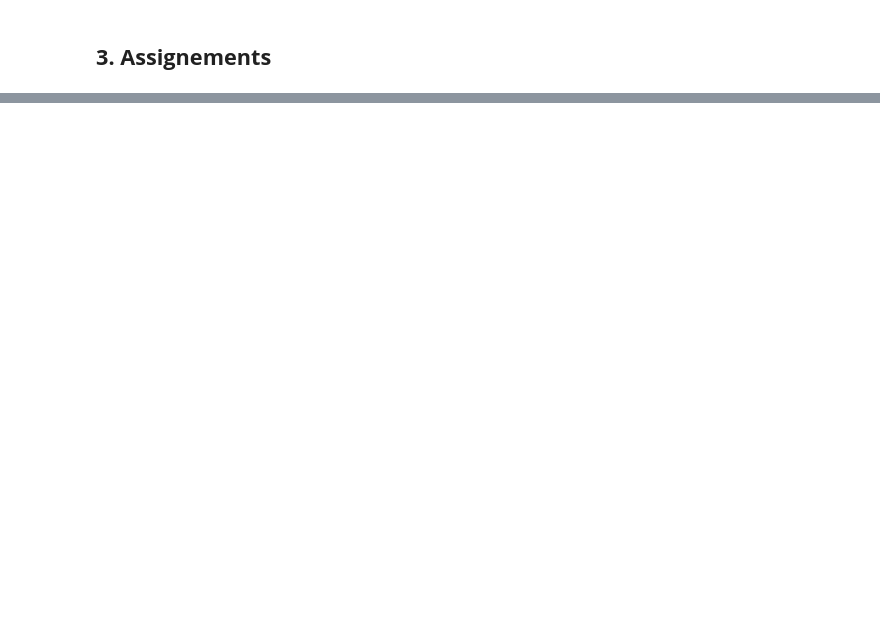
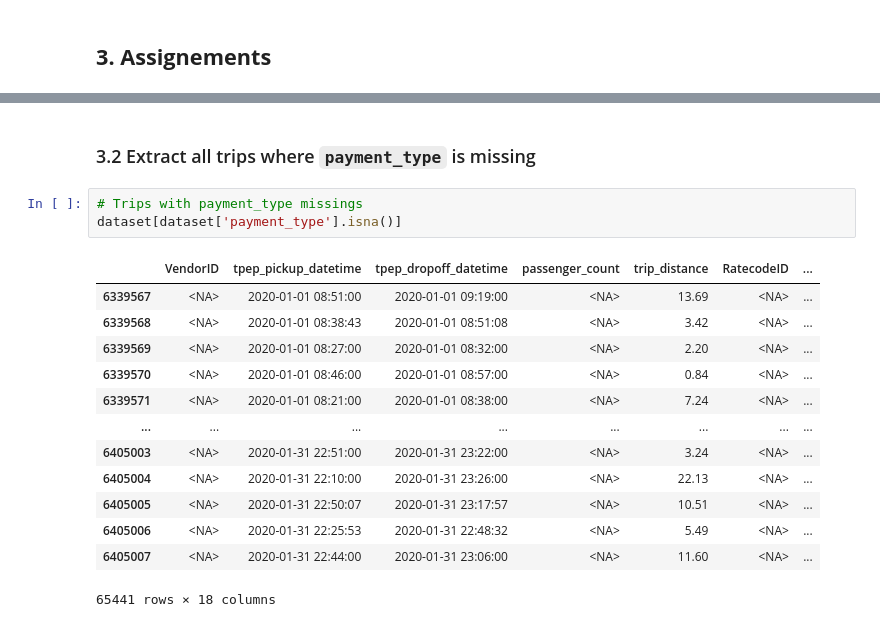
Before and after one commit to snava38/foc-project-nava-perani, a Jupyter notebook: notebooks/foc-project-notebook.ipynb, the cells around one changed output, grey strips where cells are left out. Drawn from its saved outputs; the diff is of its cells as text; blank space fills up the shorter version.

```diff
--- a/notebooks/foc-project-notebook.ipynb
+++ b/notebooks/foc-project-notebook.ipynb
@@ -241,0 +181,19 @@ dtype: object
+# %% [markdown]
+### 3.2 Extract all trips where `payment_type` is missing
+# %%
+# Trips with payment_type missings
+dataset[dataset['payment_type'].isna()]
+# %% [output]
+|  | VendorID | tpep_pickup_datetime | tpep_dropoff_datetime | passenger_count | trip_distance | RatecodeID | ... |
+| 6339567 | <NA> | 2020-01-01 08:51:00 | 2020-01-01 09:19:00 | <NA> | 13.69 | <NA> | ... |
+| 6339568 | <NA> | 2020-01-01 08:38:43 | 2020-01-01 08:51:08 | <NA> | 3.42 | <NA> | ... |
+| 6339569 | <NA> | 2020-01-01 08:27:00 | 2020-01-01 08:32:00 | <NA> | 2.20 | <NA> | ... |
+| 6339570 | <NA> | 2020-01-01 08:46:00 | 2020-01-01 08:57:00 | <NA> | 0.84 | <NA> | ... |
+| 6339571 | <NA> | 2020-01-01 08:21:00 | 2020-01-01 08:38:00 | <NA> | 7.24 | <NA> | ... |
+| ... | ... | ... | ... | ... | ... | ... | ... |
+| 6405003 | <NA> | 2020-01-31 22:51:00 | 2020-01-31 23:22:00 | <NA> | 3.24 | <NA> | ... |
+| 6405004 | <NA> | 2020-01-31 22:10:00 | 2020-01-31 23:26:00 | <NA> | 22.13 | <NA> | ... |
+| 6405005 | <NA> | 2020-01-31 22:50:07 | 2020-01-31 23:17:57 | <NA> | 10.51 | <NA> | ... |
+| 6405006 | <NA> | 2020-01-31 22:25:53 | 2020-01-31 22:48:32 | <NA> | 5.49 | <NA> | ... |
+| 6405007 | <NA> | 2020-01-31 22:44:00 | 2020-01-31 23:06:00 | <NA> | 11.60 | <NA> | ... |
+65441 rows × 18 columns
```
Also changed, not shown: parts of 58 cells of this notebook.
